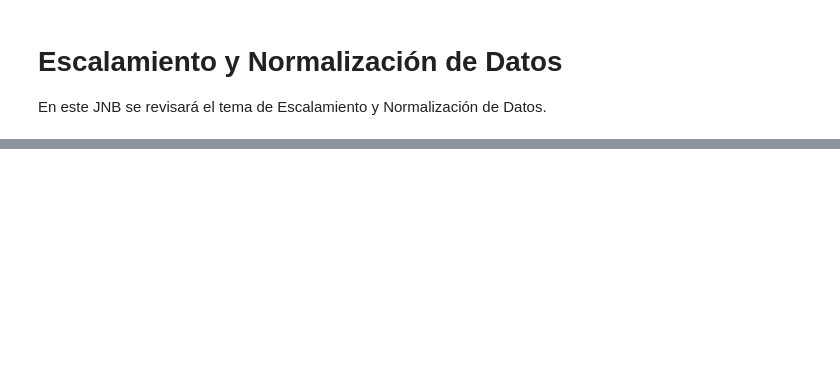
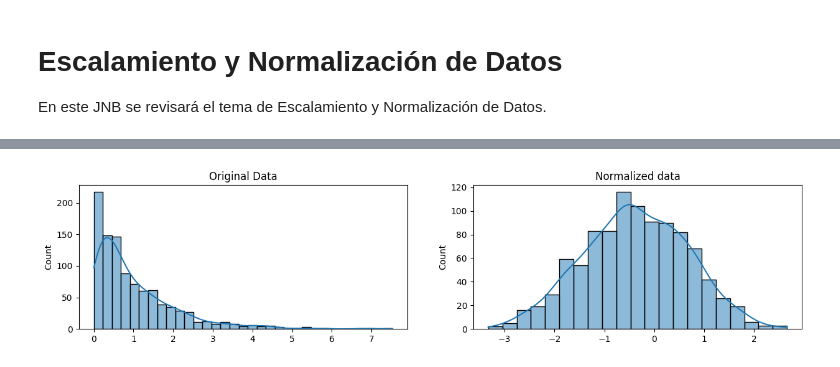
Before and after one commit to GTD2101-ACD-GB-AD24/04-pandas-clean-ricardo-qm, a Jupyter notebook: 02. ScalingNorm.ipynb, the cells around one changed output, grey strips where cells are left out. Drawn from its saved outputs; the diff is of its cells as text; code cells hidden in the pictures; blank space fills up the shorter version.

```diff
--- a/02. ScalingNorm.ipynb
+++ b/02. ScalingNorm.ipynb
@@ -63,0 +80,13 @@ Note: you may need to restart the kernel to use updated packages.
+# %%
+# normalize the exponential data with boxcox
+normalized_data = stats.boxcox(original_data)
+
+# plot both together to compare
+fig, ax=plt.subplots(1, 2, figsize=(15, 3))
+sns.histplot(original_data, ax=ax[0], kde=True, legend=False)
+ax[0].set_title("Original Data")
+sns.histplot(normalized_data[0], ax=ax[1], kde=True, legend=False)
+ax[1].set_title("Normalized data")
+plt.show()
+# %% [output]
+[figure, added]
```
Also changed, not shown: parts of 3 cells of this notebook.
